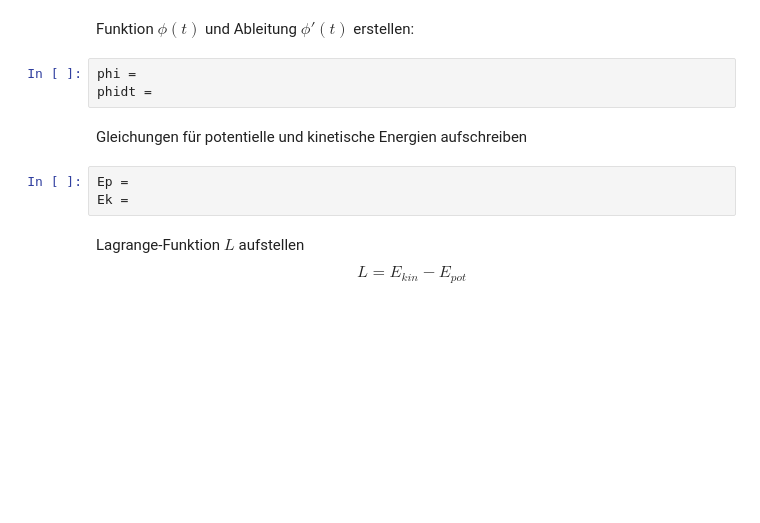
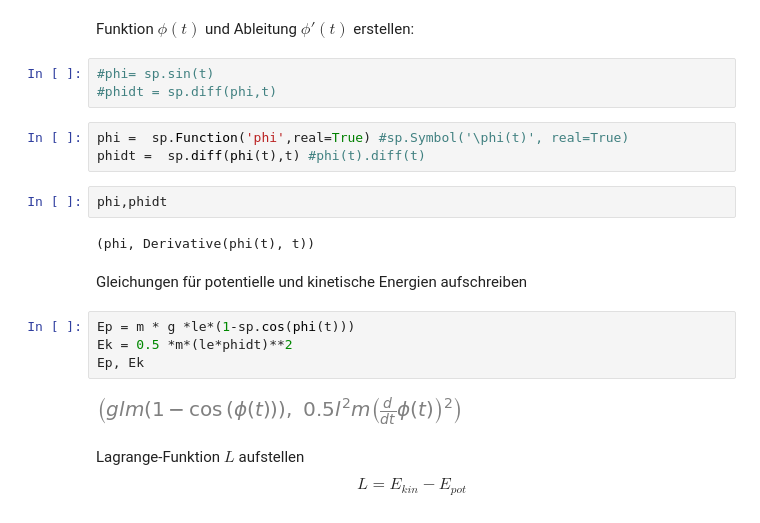
Before and after one commit to K-Ibadullaev/Py4NE, a Jupyter notebook: Tag02/übungen/sympy_pendel_luecke.ipynb, the cells around one changed output. Cells and saved outputs as stored; diff of their text form; blank space fills up the shorter version.

```diff
--- a/Tag02/übungen/sympy_pendel_luecke.ipynb
+++ b/Tag02/übungen/sympy_pendel_luecke.ipynb
@@ -28,13 +43,23 @@ t = sp.Symbol('t', real=True, nonnegative=True)
 # %% [markdown]
 Funktion $\phi(t)$ und Ableitung $\phi'(t)$ erstellen:
+# %%
+#phi= sp.sin(t)
+#phidt = sp.diff(phi,t)
+# %%
+phi =  sp.Function('phi',real=True) #sp.Symbol('\phi(t)', real=True)
+phidt =  sp.diff(phi(t),t) #phi(t).diff(t)
 # %%
-phi =
-phidt =
+phi,phidt
+# %% [output]
+(phi, Derivative(phi(t), t))
 # %% [markdown]
 Gleichungen für potentielle und kinetische Energien aufschreiben
-# %%
-Ep =
-Ek =
+# %%
+Ep = m * g *le*(1-sp.cos(phi(t)))
+Ek = 0.5 *m*(le*phidt)**2
+Ep, Ek
+# %% [output]
+[figure, added]
 # %% [markdown]
 Lagrange-Funktion $L$ aufstellen
 $$L = E_{kin} - E_{pot}$$
```
Also changed, not shown: parts of 14 cells of this notebook, 29 other files.
